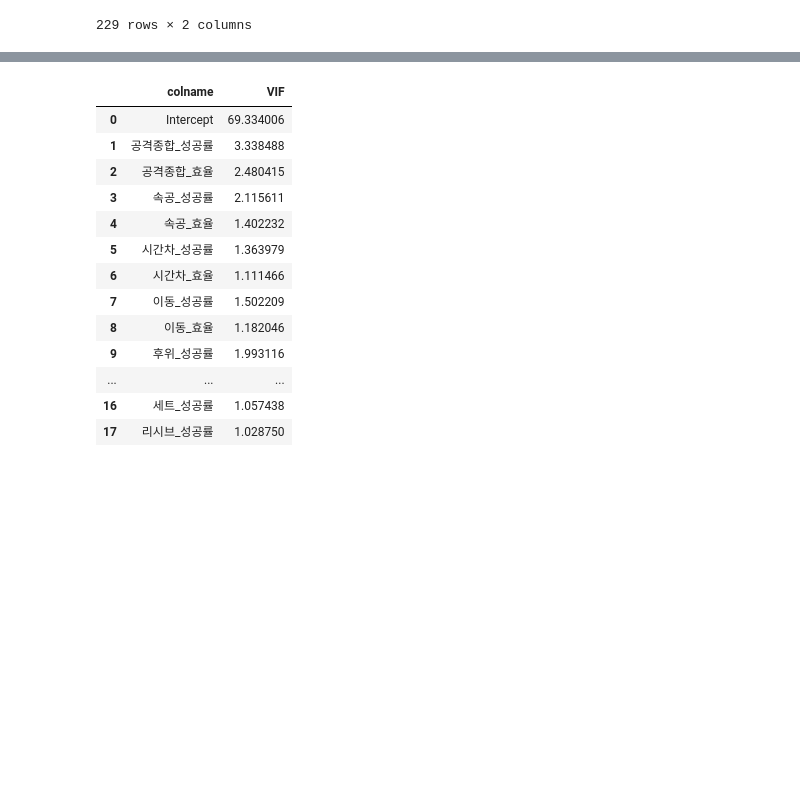
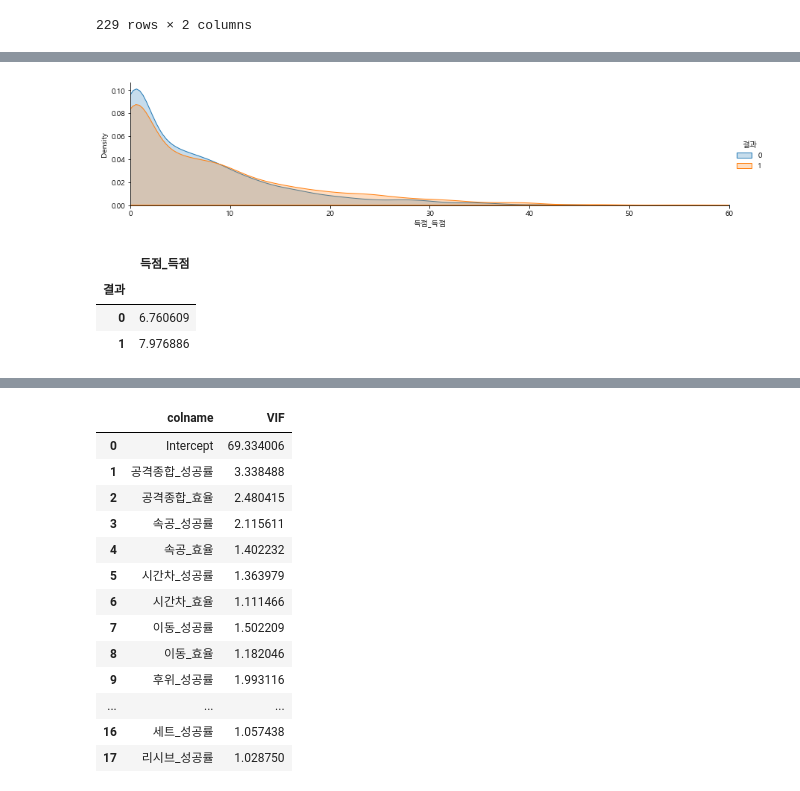
Before and after one commit to KB-IT-s-your-life/02_-, a Jupyter notebook: 02_ML_Project.ipynb, the cells around one changed output, grey strips where cells are left out. Cells and saved outputs as stored; diff of their text form; code cells hidden in the pictures; blank space fills up the shorter version.

```diff
--- a/02_ML_Project.ipynb
+++ b/02_ML_Project.ipynb
@@ -396,0 +433,17 @@ df_sub
+# %%
+# 득점에 따른 결과 확인하기
+facet = sns.FacetGrid(df_sub_vi2, hue="결과", aspect=4)
+facet.map(sns.kdeplot,'득점_득점',shade= True)
+facet.set(xlim=(0, df_sub_vi2['득점_득점'].max()))
+facet.add_legend()
+plt.xlim(0,60)
+plt.show()
+# %% [output]
+[figure, added]
+# %%
+pd.pivot_table(df_sub_vi2, index="결과", values="득점_득점")
+# %% [output]
+|  | 득점_득점 |
+| 결과 |  |
+| 0 | 6.760609 |
+| 1 | 7.976886 |
```
Also changed, not shown: parts of 69 cells of this notebook.
